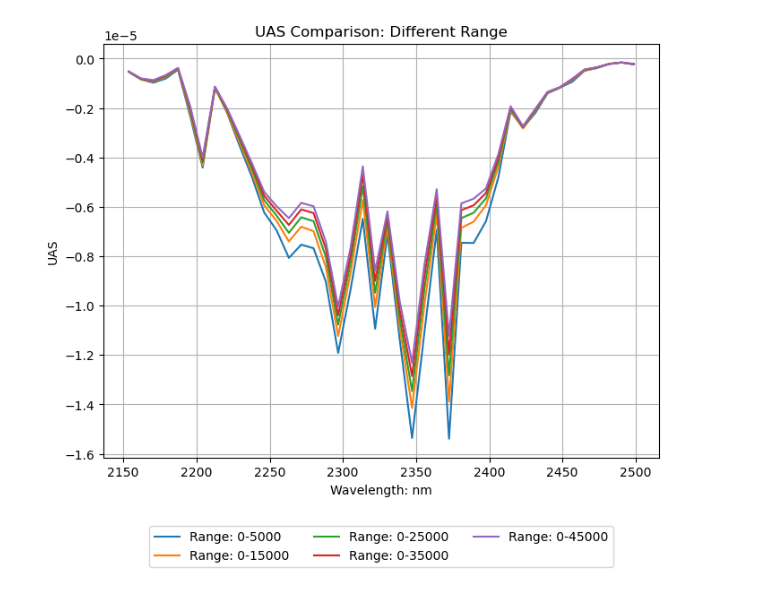
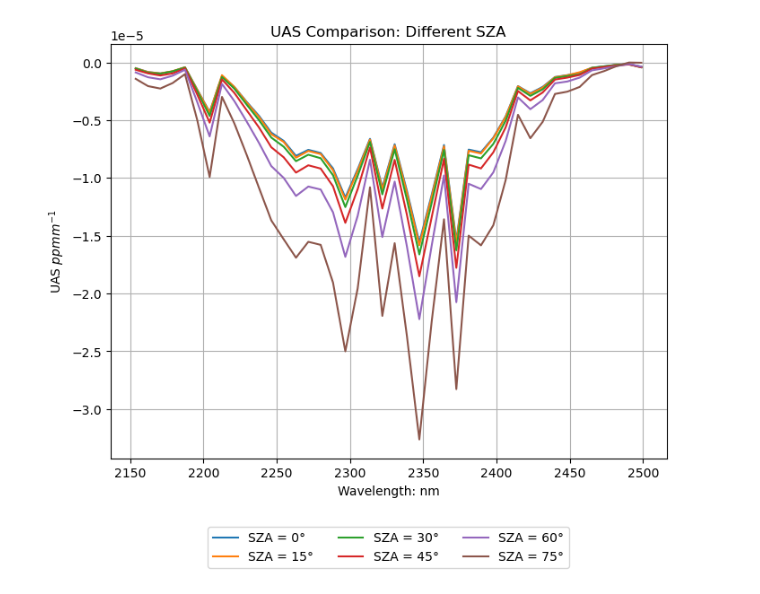
Before and after one commit to Emeric53/MF, a Jupyter notebook: uas_compare.ipynb, the cells around one changed output. Cells and saved outputs as stored; diff of their text form; code cells hidden in the pictures.

```diff
--- a/uas_compare.ipynb
+++ b/uas_compare.ipynb
@@ -6,54 +6,90 @@ import sys
 import os
 import time
 
 sys.path.append("C:\\Users\\RS\\VSCode\\matchedfiltermethod\\src")
 
 from utils.satellites_data import general_functions as gf
 from utils import satellites_data as sd
 from utils import generate_radiance_lut_and_uas as glut
 from utils import simulate_images as si
 from algorithms import matched_filter_variants as mfs
 
 wvls, general_uas = glut.generate_satellite_uas_for_specific_range_from_lut(
     "AHSI", 0, 50000, 2150, 2500, 25, 0
 )
 
-# 参数设置
-start = 0
-end_range = 50000
-step_1 = 10000  # 图一的尾部间隔
-step_2 = 10000  # 图二的固定间隔
+# # 参数设置
+# start = 0
+# end_range = 50000
+# step_1 = 10000  # 图一的尾部间隔
+# step_2 = 10000  # 图二的固定间隔
 
-# 图一：头部固定为 0，尾部从 5000 到 50000，间隔逐步增加
-plt.figure(figsize=(8, 6))
-for end in range(5000, end_range + 1, step_1):
-    x, uas = glut.generate_satellite_uas_for_specific_range_from_lut(
-        "AHSI", 0, end, 2150, 2500, 25, 0
-    )
-    plt.plot(x, uas, label=f'Range: 0-{end}')
+# # 图一：头部固定为 0，尾部从 5000 到 50000，间隔逐步增加
+# plt.figure(figsize=(8, 6))
+# for end in range(5000, end_range + 1, step_1):
+#     x, uas = glut.generate_satellite_uas_for_specific_range_from_lut(
+#         "AHSI", 0, end, 2150, 2500, 25, 0
+#     )
+#     plt.plot(x, uas, label=f'Range: 0-{end}')
 
-plt.title("UAS Comparison: Different Range")
-plt.xlabel("Wavelength: nm")
-plt.ylabel("UAS")
-plt.legend(loc='upper center', bbox_to_anchor=(0.5, -0.15), ncol=3)  # 图例放在底部，分成3列
-plt.grid(True)
+# plt.title("UAS Comparison: Different Range")
+# plt.xlabel("Wavelength: nm")
+# plt.ylabel("UAS")
+# plt.legend(loc='upper center', bbox_to_anchor=(0.5, -0.15), ncol=3)  # 图例放在底部，分成3列
+# plt.grid(True)
+
+# # 图二：固定间隔 10000，从 0-10000 到 40000-50000
+# plt.figure(figsize=(8, 6))
+# for start in range(0, end_range, step_2):
+#     end = start + step_2
+#     x, uas = glut.generate_satellite_uas_for_specific_range_from_lut(
+#         "AHSI", start, end, 2150, 2500, 25, 0
+#     )
+#     plt.plot(x, uas, label=f'Range: {start}-{end}')
+
+# plt.title("UAS Comparison: Interval Fixed at 10000")
+# plt.xlabel("Wavelength: nm")
+# plt.ylabel("UAS")
+# plt.legend(loc='upper center', bbox_to_anchor=(0.5, -0.15), ncol=3)  # 图例放在底部，分成3列
+# plt.grid(True)
+
+# # 显示图像
+# plt.show()
 
 # 图二：固定间隔 10000，从 0-10000 到 40000-50000
+szas = [0, 15, 30, 45, 60, 75]
 plt.figure(figsize=(8, 6))
-for start in range(0, end_range, step_2):
-    end = start + step_2
+for sza in szas:
     x, uas = glut.generate_satellite_uas_for_specific_range_from_lut(
-        "AHSI", start, end, 2150, 2500, 25, 0
+        "AHSI", 0, 2500, 2150, 2500, sza, 0
     )
-    plt.plot(x, uas, label=f'Range: {start}-{end}')
+    plt.plot(x, uas, label=f'SZA = {sza}°')
 
-plt.title("UAS Comparison: Interval Fixed at 10000")
+plt.title("UAS Comparison: Different SZA")
 plt.xlabel("Wavelength: nm")
-plt.ylabel("UAS")
+plt.ylabel(r"UAS $ppmm^{-1}$")
 plt.legend(loc='upper center', bbox_to_anchor=(0.5, -0.15), ncol=3)  # 图例放在底部，分成3列
 plt.grid(True)
 
 # 显示图像
 plt.show()
+
+# 图二：固定间隔 10000，从 0-10000 到 40000-50000
+altitudes = [0, 1,2,3,4,5]
+plt.figure(figsize=(8, 6))
+for altitude in altitudes:
+    x, uas = glut.generate_satellite_uas_for_specific_range_from_lut(
+        "AHSI", 0, 2500, 2150, 2500, 0, altitude
+    )
+    plt.plot(x, uas, label=f'Altitude = {altitude} km')
+
+plt.title("UAS Comparison: Different altitude")
+plt.xlabel("Wavelength: nm")
+plt.ylabel(r"UAS $ppmm^{-1}$")
+plt.legend(loc='upper center', bbox_to_anchor=(0.5, -0.15), ncol=3)  # 图例放在底部，分成3列
+plt.grid(True)
+
+# 显示图像
+plt.show()
 # %% [output]
-[figure, old version]
+[figure, new version]
```
Also changed, not shown: parts of 1 cell of this notebook, 8 other files.
